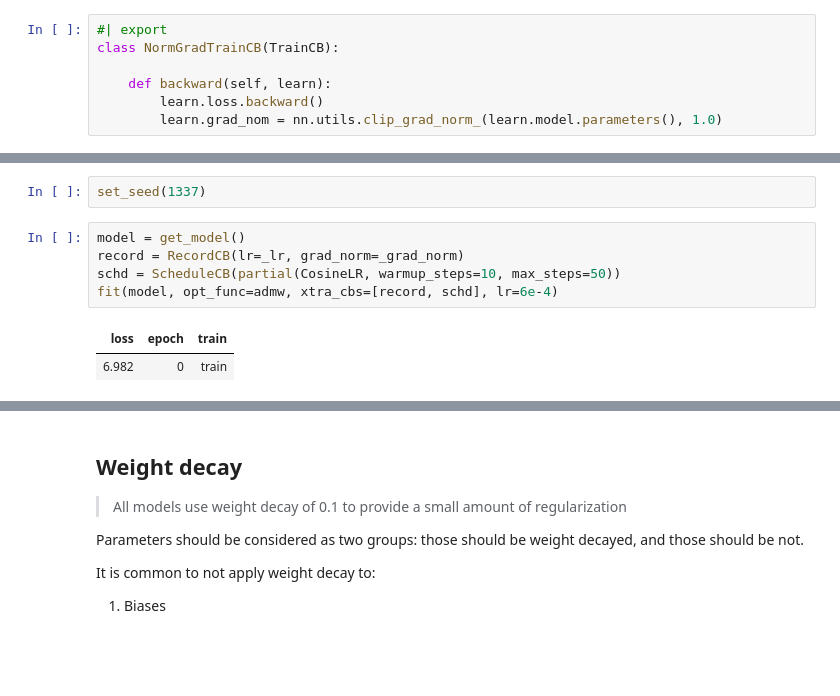
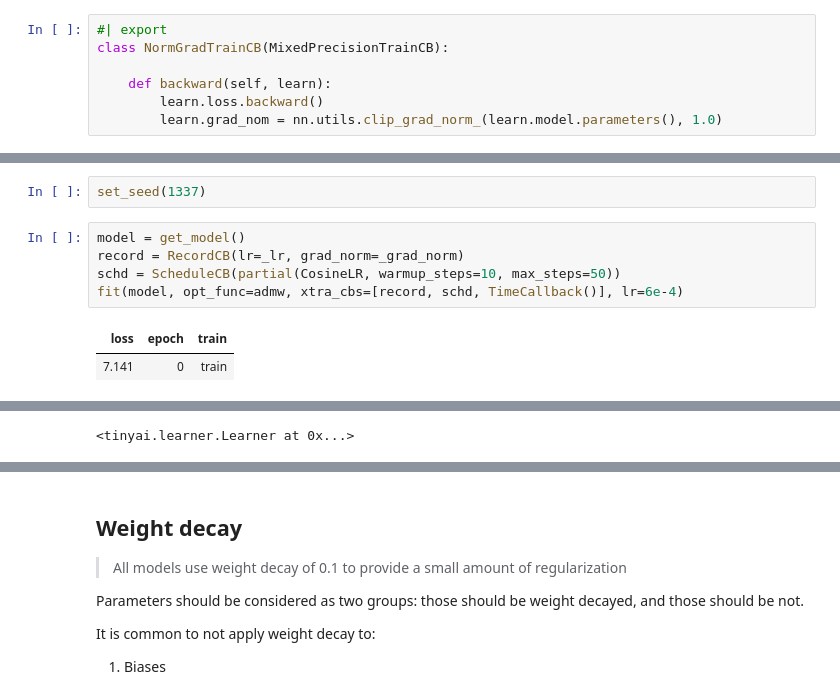
Before and after one commit to sanbaiw/fast-nanogpt, a Jupyter notebook: nbs/pt6-hyperparam.ipynb, the cells around one changed output, grey strips where cells are left out. Drawn from its saved outputs; the diff is of its cells as text; blank space fills up the shorter version.

```diff
--- a/nbs/pt6-hyperparam.ipynb
+++ b/nbs/pt6-hyperparam.ipynb
@@ -112,6 +91,6 @@ Subclasses:     MixedPrecisionTrainCB
 # %%
 #| export
-class NormGradTrainCB(TrainCB):
+class NormGradTrainCB(MixedPrecisionTrainCB):
 
     def backward(self, learn):
         learn.loss.backward()
@@ -242,8 +223,8 @@ set_seed(1337)
 # %%
 model = get_model()
 record = RecordCB(lr=_lr, grad_norm=_grad_norm)
 schd = ScheduleCB(partial(CosineLR, warmup_steps=10, max_steps=50))
-fit(model, opt_func=admw, xtra_cbs=[record, schd], lr=6e-4)
+fit(model, opt_func=admw, xtra_cbs=[record, schd, TimeCallback()], lr=6e-4)
 # %% [output]
 | loss | epoch | train |
-| 6.982 | 0 | train |
+| 7.141 | 0 | train |
@@ -251,3 +248,4 @@ fit(model, opt_func=admw, xtra_cbs=[record, schd], lr=6e-4)
+<tinyai.learner.Learner at 0x...>
 # %%
 record.plot()
 # %% [output]
```
Also changed, not shown: parts of 23 cells of this notebook, 3 other files.
